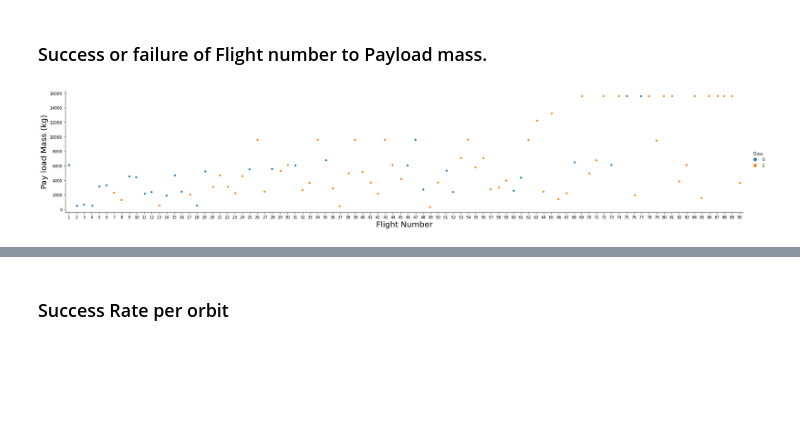
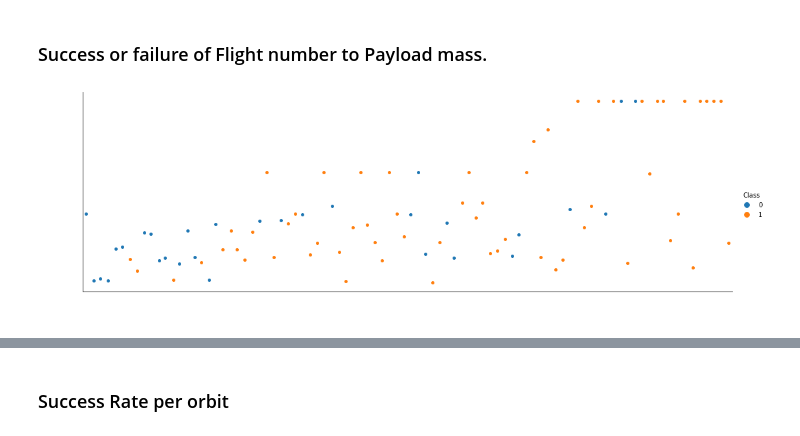
Before and after one commit to Folongton/Space-launch-analysis-geospatial, a Jupyter notebook: space_launch_prediction.ipynb, the cells around one changed output, grey strips where cells are left out. Saved outputs shown, nothing was run; the diff lists cells and outputs as text; code cells hidden in the pictures; blank space fills up the shorter version.

Commit message:
Added some more Visualisation Plots
Added some more Visualisation Plots  and final Plot for Model Precision.

```diff
--- a/space_launch_prediction.ipynb
+++ b/space_launch_prediction.ipynb
@@ -652,9 +661,11 @@ import seaborn as sns
 # %% [markdown]
 ### Success or failure of Flight number to Payload mass.
 # %%
-sns.catplot(y="PayloadMass", x="FlightNumber", hue="Class", data=data_falcon9, aspect = 5)
-plt.xlabel("Flight Number",fontsize=20)
-plt.ylabel("Pay load Mass (kg)",fontsize=20)
+sns.catplot(y="PayloadMass", x="FlightNumber", hue="Class", data=data_falcon9, aspect = 3)
+plt.xlabel("Flight Number",fontsize=20, color='white')
+plt.ylabel("Payload Mass (kg)",fontsize=20, color='white')
+plt.tick_params(axis='x', colors='white')
+plt.tick_params(axis='y', colors='white')
 plt.show()
 # %% [output]
-[figure, old version]
+[figure, new version]
```
Also changed, not shown: parts of 23 cells of this notebook.
